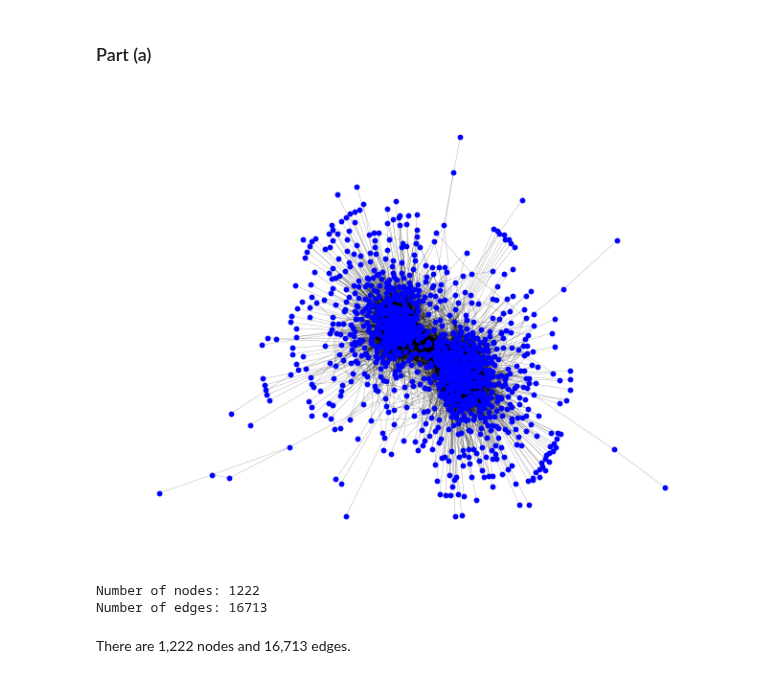
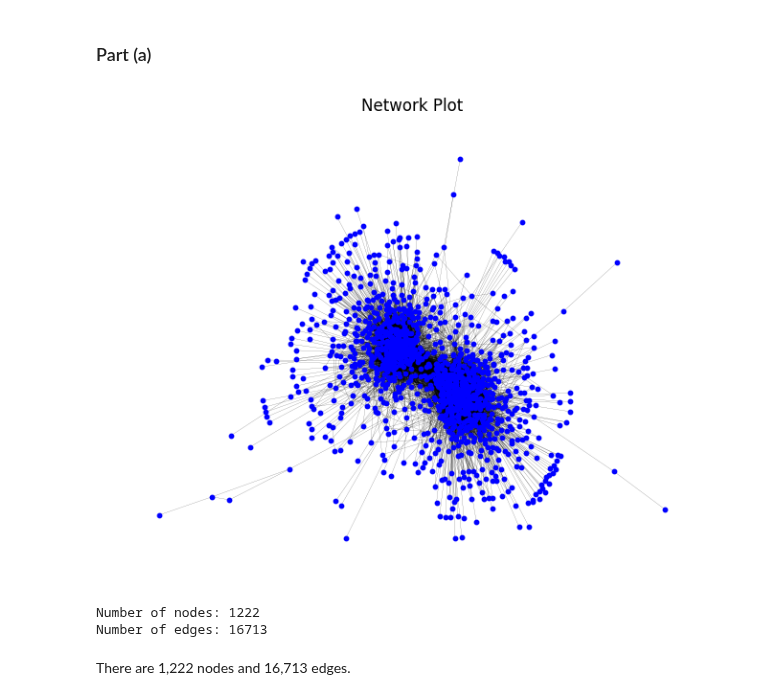
Before and after one commit to DapperDataAnalyst/Advanced-Predictive-Models, a Jupyter notebook: Peer-Graded Network Models.ipynb, the cells around one changed output. Cells and saved outputs as stored; diff of their text form; code cells hidden in the pictures.

```diff
--- a/Peer-Graded Network Models.ipynb
+++ b/Peer-Graded Network Models.ipynb
@@ -5,24 +5,25 @@
 # %%
 import numpy as np
 import networkx as nx
 import matplotlib.pyplot as plt
 from sklearn.cluster import KMeans
 import warnings; warnings.filterwarnings('ignore')
 
 np.random.seed(1)
 
 # Read in and plot
 G = nx.read_edgelist('PoliticalBlogs.txt')
 nx.draw(G, with_labels=False, node_size=10, width = 0.1, node_color='blue')
+plt.title('Network Plot')
 plt.show()
 
 # Get node and edge counts
 node_count = G.number_of_nodes()
 edge_count = G.number_of_edges()
 print("Number of nodes:", node_count)
 print("Number of edges:", edge_count)
 # %% [output]
-[figure, old version]
+[figure, new version]
 Number of nodes: 1222
 Number of edges: 16713
 # %% [markdown]
```
Also changed, not shown: parts of 6 cells of this notebook.
